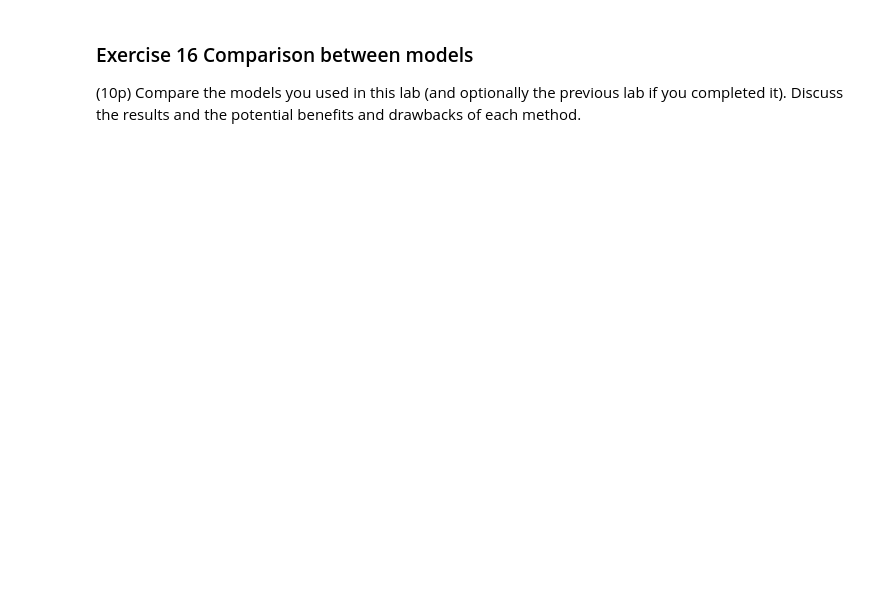
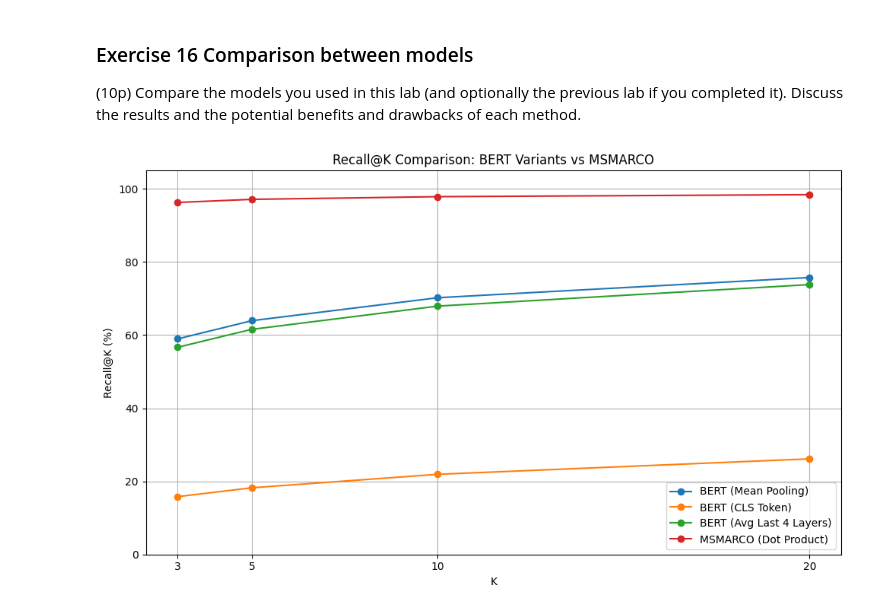
Before and after one commit to egeozm/NLP-Project, a Jupyter notebook: lab3.ipynb, the cells around one changed output. Drawn from its saved outputs; the diff is of its cells as text; code cells hidden in the pictures; blank space fills up the shorter version.

```diff
--- a/lab3.ipynb
+++ b/lab3.ipynb
@@ -1115,0 +1360,36 @@ for k in ks:
+# %%
+#### YOUR CODE HERE
+results = {
+    "bert_mean": {3: 0.5896, 5: 0.6396, 10: 0.7023, 20: 0.7577},
+    "bert_cls": {3: 0.1581, 5: 0.1825, 10: 0.2193, 20: 0.2615},
+    "bert_avg4": {3: 0.5667, 5: 0.6159, 10: 0.6794, 20: 0.7383},
+    "msmarco": {3: 0.9630, 5: 0.9715, 10: 0.9788, 20: 0.9843}
+}
+import matplotlib.pyplot as plt
+
+model_names = ["bert_mean", "bert_cls", "bert_avg4", "msmarco"]
+labels = {
+    "bert_mean": "BERT (Mean Pooling)",
+    "bert_cls": "BERT (CLS Token)",
+    "bert_avg4": "BERT (Avg Last 4 Layers)",
+    "msmarco": "MSMARCO (Dot Product)"
+}
+
+plt.figure(figsize=(10, 6))
+
+for model in model_names:
+    recalls = [results[model][k] * 100 for k in ks]
+    plt.plot(ks, recalls, marker='o', label=labels[model])
+
+plt.title("Recall@K Comparison: BERT Variants vs MSMARCO")
+plt.xlabel("K")
+plt.ylabel("Recall@K (%)")
+plt.xticks(ks)
+plt.ylim(0, 105)
+plt.grid(True)
+plt.legend()
+plt.tight_layout()
+plt.show()
+### YOUR CODE ENDS HERE
+# %% [output]
+[figure, added]
```
Also changed, not shown: parts of 41 cells of this notebook.
